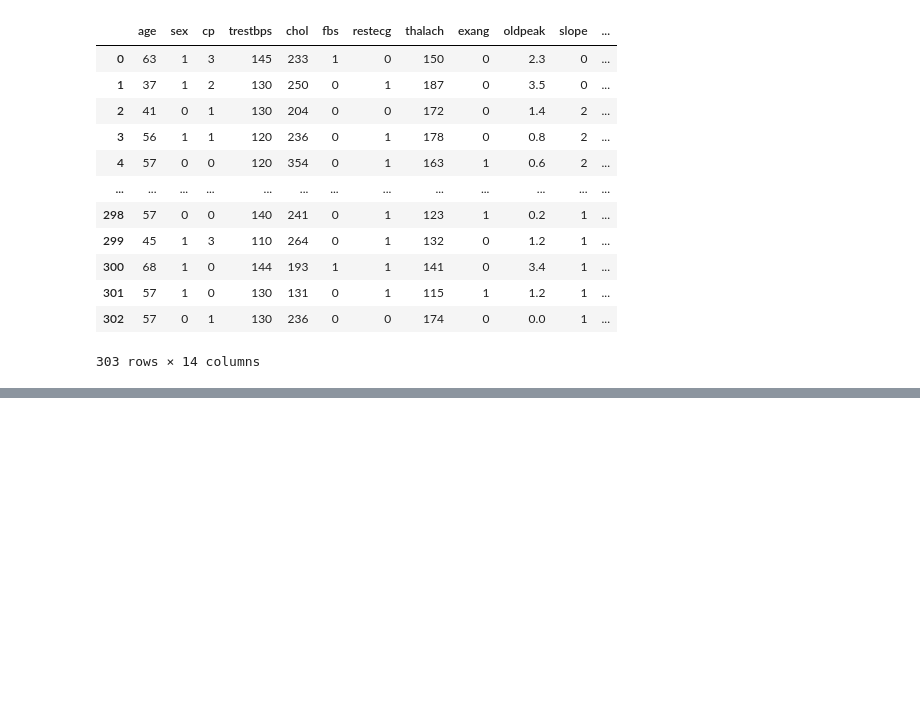
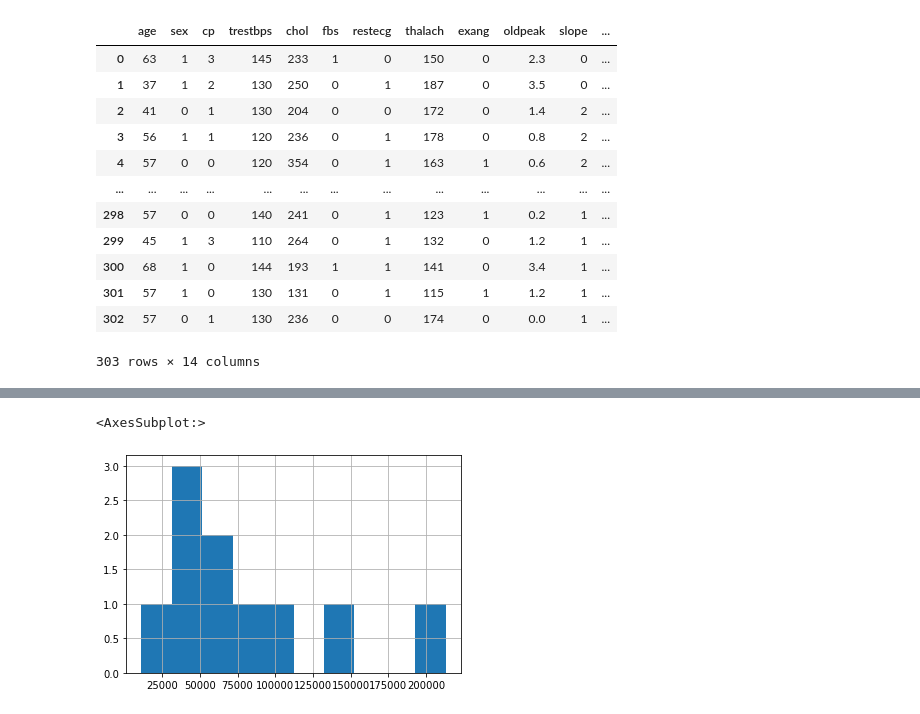
Before and after one commit to Insidiae/ztm-machine-learning, a Jupyter notebook: 1_pandas_data_analysis/introduction_to_pandas.ipynb, the cells around one changed output, grey strips where cells are left out. Cells and saved outputs as stored; diff of their text form; code cells hidden in the pictures; blank space fills up the shorter version.

```diff
--- a/1_pandas_data_analysis/introduction_to_pandas.ipynb
+++ b/1_pandas_data_analysis/introduction_to_pandas.ipynb
@@ -150,0 +425,5 @@ heart_disease
+# %%
+car_sales["Odometer (KM)"].hist()
+# %% [output]
+<AxesSubplot:>
+[figure, added]
```
Also changed, not shown: parts of 78 cells of this notebook, 1 other file.
